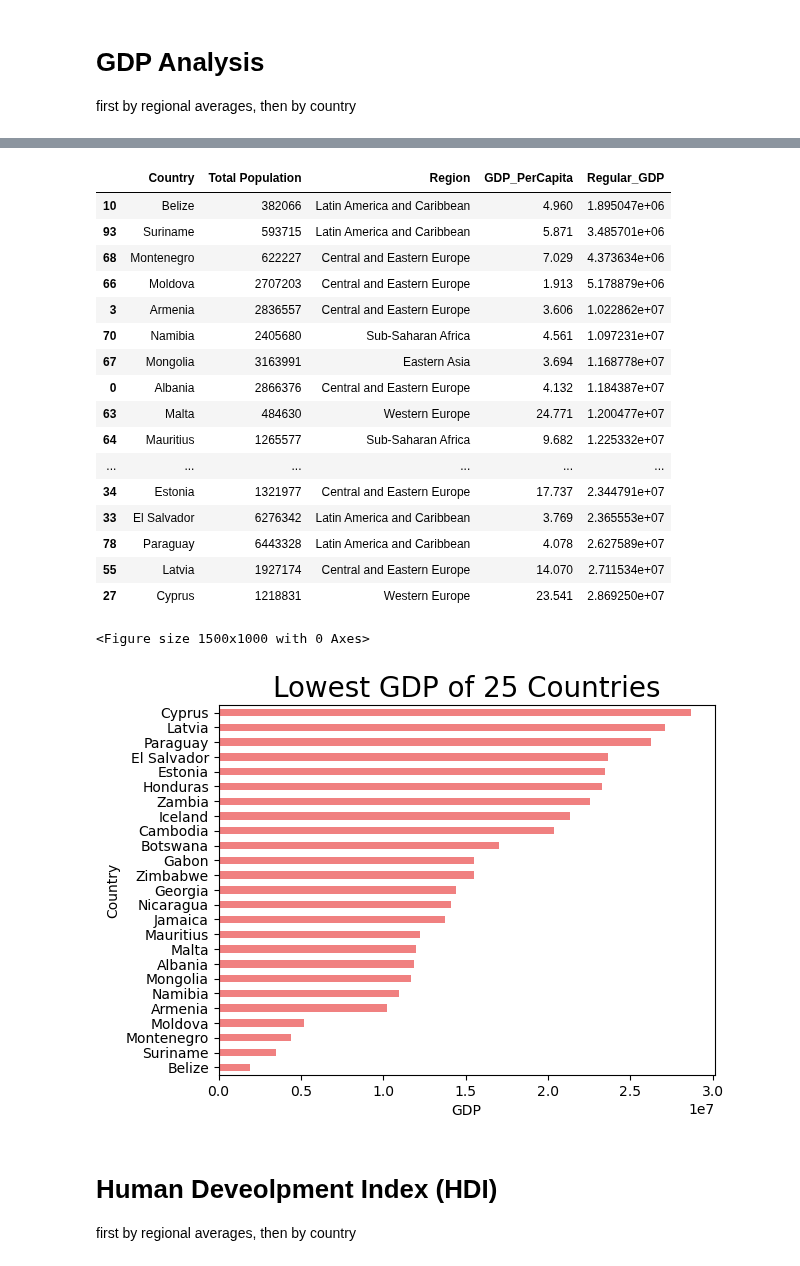
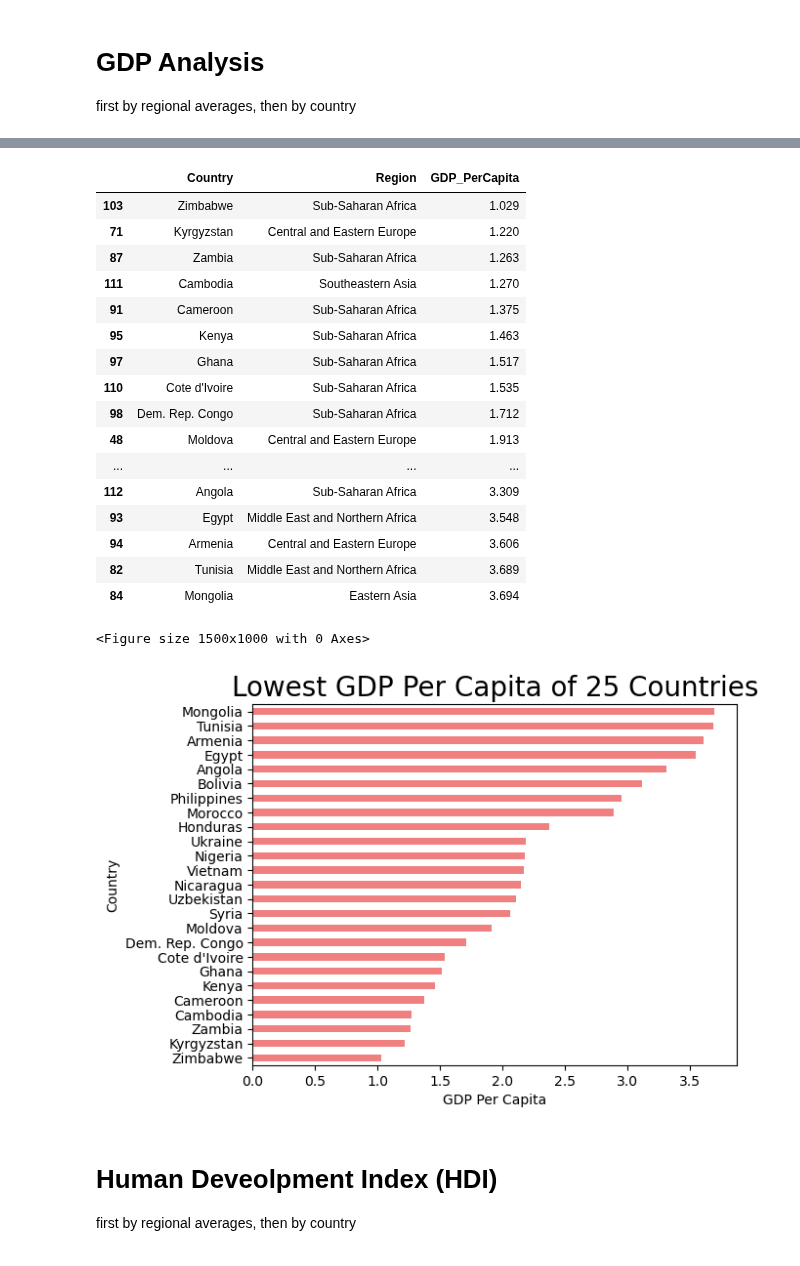
Before and after one commit to mattcaseycpa/project1, a Jupyter notebook: project.ipynb, the cells around one changed output, grey strips where cells are left out. Cells and saved outputs as stored; diff of their text form; code cells hidden in the pictures.

```diff
--- a/project.ipynb
+++ b/project.ipynb
@@ -140,4 +103,4 @@ print(merged_data[['Country', 'Total Population', 'Region', 'GDP_PerCapita', 'Re
 # %%
 #Analysing GDP
-gdp_df=merged_data[['Country', 'Total Population', 'Region', 'GDP_PerCapita', 'Regular_GDP']]
+gdp_df=data_df[["Country","Region","GDP_PerCapita"]].copy()
 gdp_df
@@ -221,37 +171,37 @@ plt.show()
 # %%
-#bottom 25 GDP countries
-gdp=gdp_df.sort_values(["Regular_GDP"],ascending=True)
+#bottom 20 GDP countries
+gdp=gdp_df.sort_values(["GDP_PerCapita"],ascending=True)
 gdp.head(25)
 # %% [output]
-|  | Country | Total Population | Region | GDP_PerCapita | Regular_GDP |
-| 10 | Belize | 382066 | Latin America and Caribbean | 4.960 | 1.895047e+06 |
-| 93 | Suriname | 593715 | Latin America and Caribbean | 5.871 | 3.485701e+06 |
-| 68 | Montenegro | 622227 | Central and Eastern Europe | 7.029 | 4.373634e+06 |
-| 66 | Moldova | 2707203 | Central and Eastern Europe | 1.913 | 5.178879e+06 |
-| 3 | Armenia | 2836557 | Central and Eastern Europe | 3.606 | 1.022862e+07 |
-| 70 | Namibia | 2405680 | Sub-Saharan Africa | 4.561 | 1.097231e+07 |
-| 67 | Mongolia | 3163991 | Eastern Asia | 3.694 | 1.168778e+07 |
-| 0 | Albania | 2866376 | Central and Eastern Europe | 4.132 | 1.184387e+07 |
-| 63 | Malta | 484630 | Western Europe | 24.771 | 1.200477e+07 |
-| 64 | Mauritius | 1265577 | Sub-Saharan Africa | 9.682 | 1.225332e+07 |
-| ... | ... | ... | ... | ... | ... |
-| 34 | Estonia | 1321977 | Central and Eastern Europe | 17.737 | 2.344791e+07 |
-| 33 | El Salvador | 6276342 | Latin America and Caribbean | 3.769 | 2.365553e+07 |
-| 78 | Paraguay | 6443328 | Latin America and Caribbean | 4.078 | 2.627589e+07 |
-| 55 | Latvia | 1927174 | Central and Eastern Europe | 14.070 | 2.711534e+07 |
-| 27 | Cyprus | 1218831 | Western Europe | 23.541 | 2.869250e+07 |
+|  | Country | Region | GDP_PerCapita |
+| 103 | Zimbabwe | Sub-Saharan Africa | 1.029 |
+| 71 | Kyrgyzstan | Central and Eastern Europe | 1.220 |
+| 87 | Zambia | Sub-Saharan Africa | 1.263 |
+| 111 | Cambodia | Southeastern Asia | 1.270 |
+| 91 | Cameroon | Sub-Saharan Africa | 1.375 |
+| 95 | Kenya | Sub-Saharan Africa | 1.463 |
+| 97 | Ghana | Sub-Saharan Africa | 1.517 |
+| 110 | Cote d'Ivoire | Sub-Saharan Africa | 1.535 |
+| 98 | Dem. Rep. Congo | Sub-Saharan Africa | 1.712 |
+| 48 | Moldova | Central and Eastern Europe | 1.913 |
+| ... | ... | ... | ... |
+| 112 | Angola | Sub-Saharan Africa | 3.309 |
+| 93 | Egypt | Middle East and Northern Africa | 3.548 |
+| 94 | Armenia | Central and Eastern Europe | 3.606 |
+| 82 | Tunisia | Middle East and Northern Africa | 3.689 |
+| 84 | Mongolia | Eastern Asia | 3.694 |
 # %%
 #Bottom 25 countries by GDP
 plt.figure(figsize=(15, 10))
-smallest_25_countries = gdp_df.nsmallest(25, 'Regular_GDP')
-smallest_25_countries.plot(kind='barh', x='Country', y='Regular_GDP', color='lightcoral', legend=False)
-plt.title('Lowest GDP of 25 Countries', fontsize=20)
-plt.xlabel('GDP')
+smallest_25_countries = gdp_df.nsmallest(25, 'GDP_PerCapita')
+smallest_25_countries.plot(kind='barh', x='Country', y='GDP_PerCapita', color='lightcoral', legend=False)
+plt.title('Lowest GDP Per Capita of 25 Countries', fontsize=20)
+plt.xlabel('GDP Per Capita')
 plt.ylabel('Country')
 plt.show()
 # %% [output]
 <Figure size 1500x1000 with 0 Axes>
-[figure, old version]
+[figure, new version]
 # %% [markdown]
 # Human Deveolpment Index (HDI)
 first by regional averages, then by country
```
Also changed, not shown: parts of 9 cells of this notebook.
